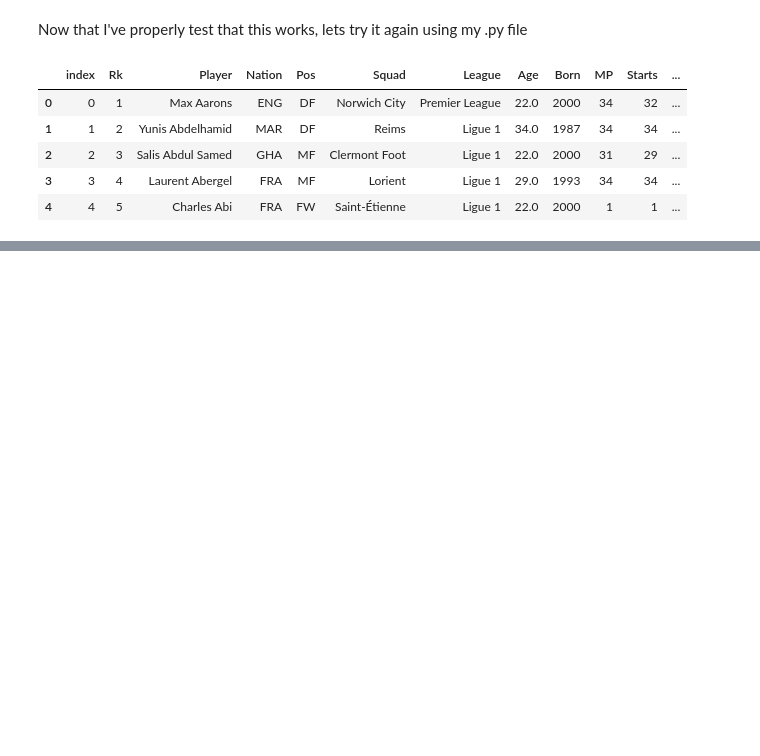
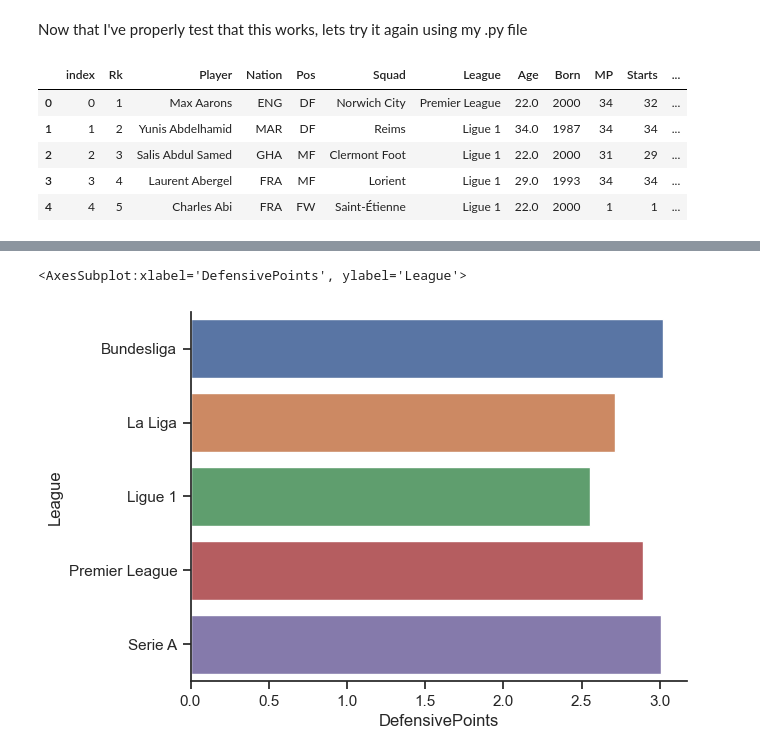
Before and after one commit to ubco-W2022T1-cosc301/project-group-25, a Jupyter notebook: notebooks/analysis2.ipynb, the cells around one changed output, grey strips where cells are left out. Drawn from its saved outputs; the diff is of its cells as text; code cells hidden in the pictures; blank space fills up the shorter version.

```diff
--- a/notebooks/analysis2.ipynb
+++ b/notebooks/analysis2.ipynb
@@ -195,0 +249,5 @@ cleaned_df.head()
+# %%
+sns.barplot(y = dfl["League"], x = dfl["DefensivePoints"])
+# %% [output]
+<AxesSubplot:xlabel='DefensivePoints', ylabel='League'>
+[figure, added]
```
Also changed, not shown: parts of 25 cells of this notebook, 1 other file.
